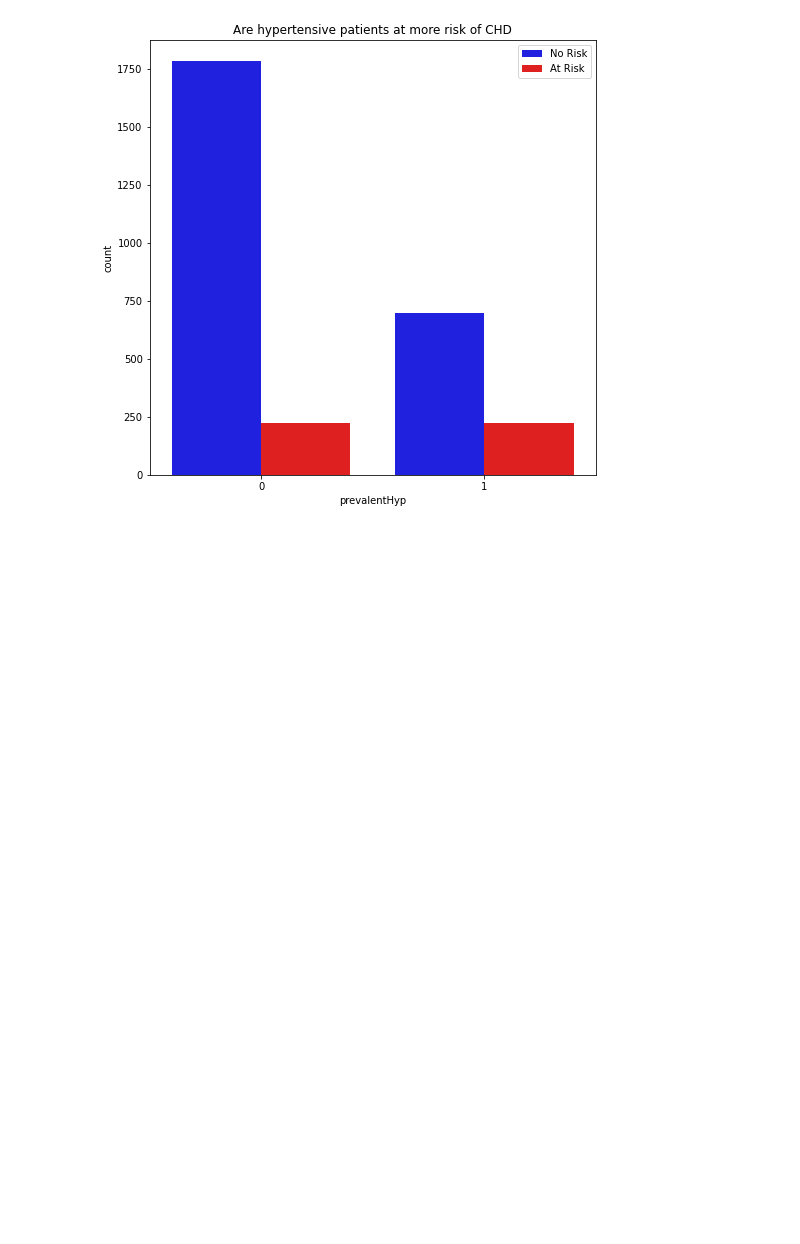
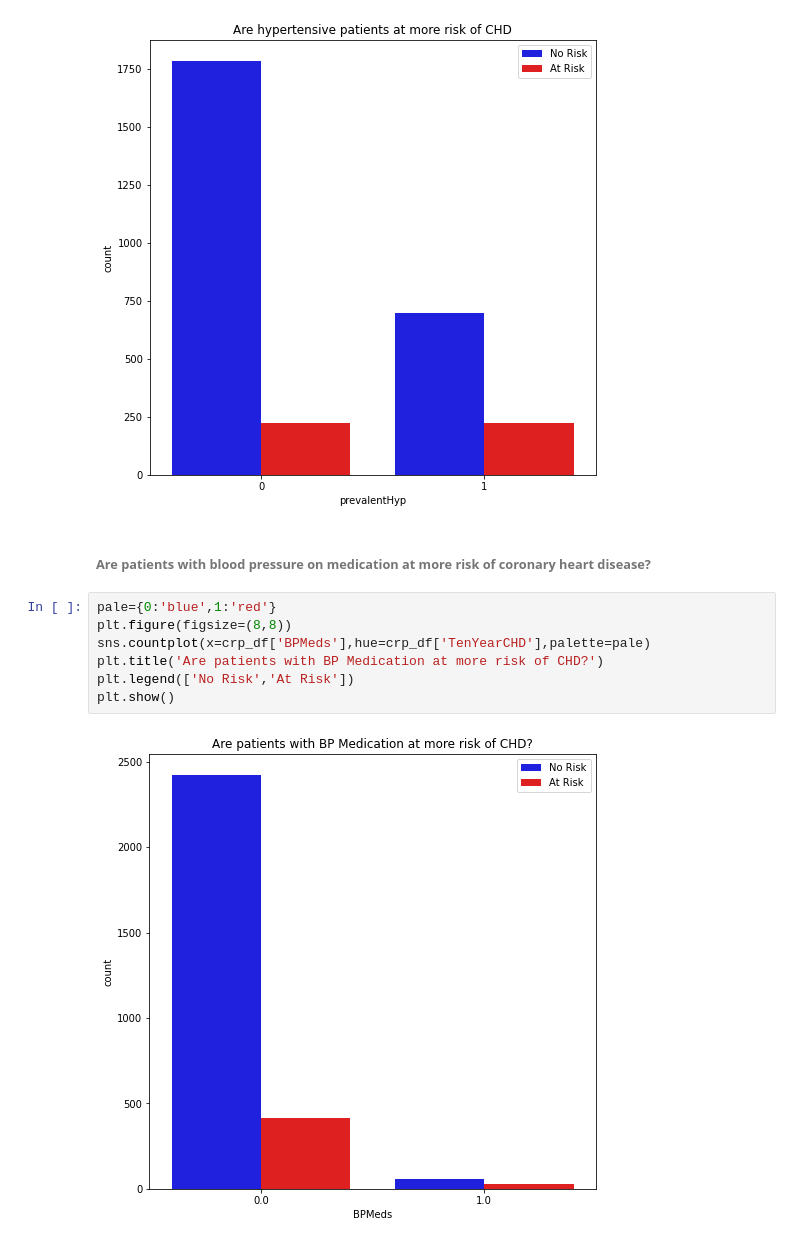
Before and after one commit to ambika1us/Cardiovascular_Risk_Prediction, a Jupyter notebook: Ambika_Prasad_Cardiovascular_Risk_Prediction.ipynb, the cells around one changed output. Cells and saved outputs as stored; diff of their text form; blank space fills up the shorter version.

```diff
--- a/Ambika_Prasad_Cardiovascular_Risk_Prediction.ipynb
+++ b/Ambika_Prasad_Cardiovascular_Risk_Prediction.ipynb
@@ -259,3 +259,14 @@ plt.legend(['No Risk','At Risk'])
 plt.show()
 # %% [output]
 [figure]
+# %% [markdown]
+<h6><b>Are patients with blood pressure on medication at more risk of coronary heart disease?</b></h6>
+# %%
+pale={0:'blue',1:'red'}
+plt.figure(figsize=(8,8))
+sns.countplot(x=crp_df['BPMeds'],hue=crp_df['TenYearCHD'],palette=pale)
+plt.title('Are patients with BP Medication at more risk of CHD?')
+plt.legend(['No Risk','At Risk'])
+plt.show()
+# %% [output]
+[figure, added]
```
Also changed, not shown: parts of 10 cells of this notebook.
